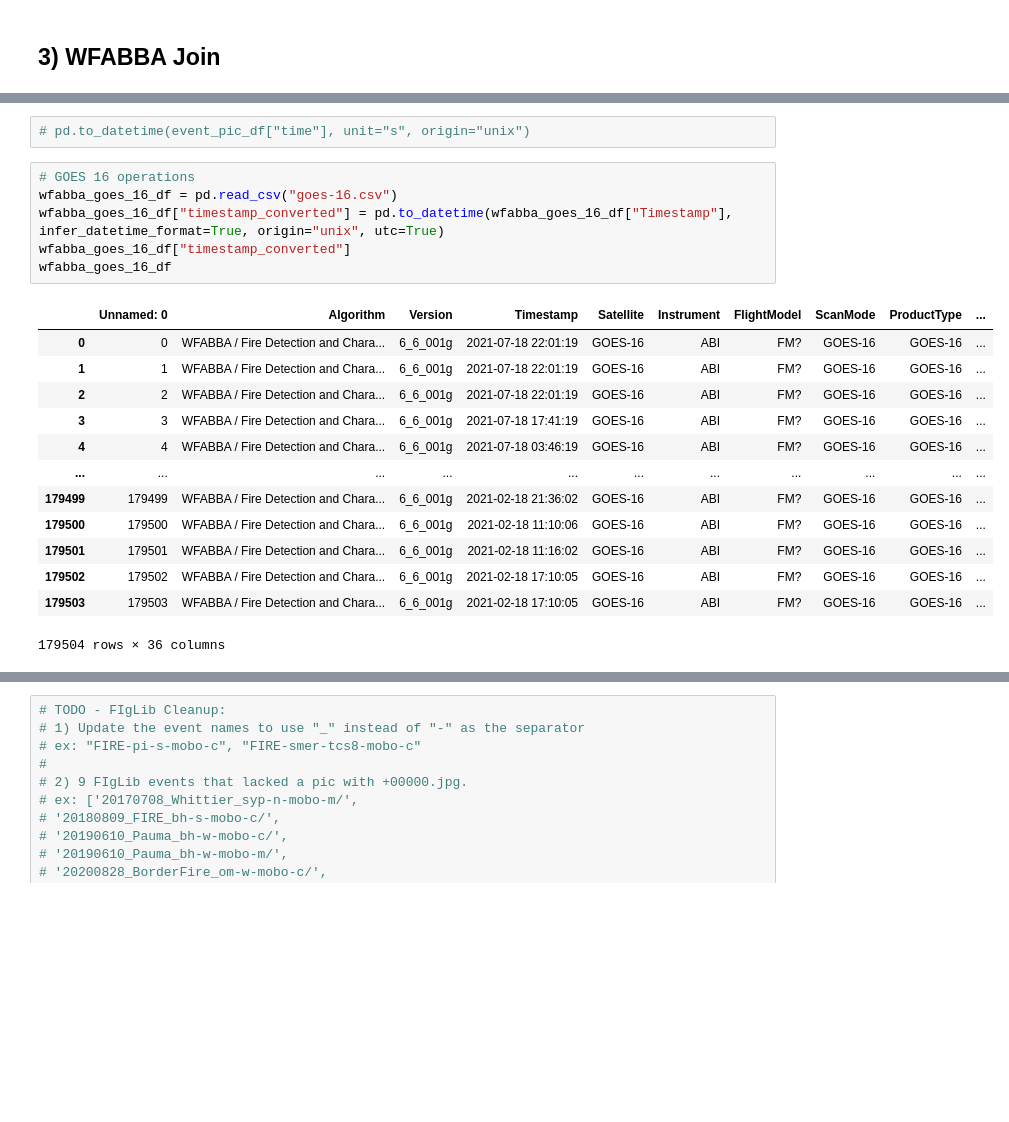
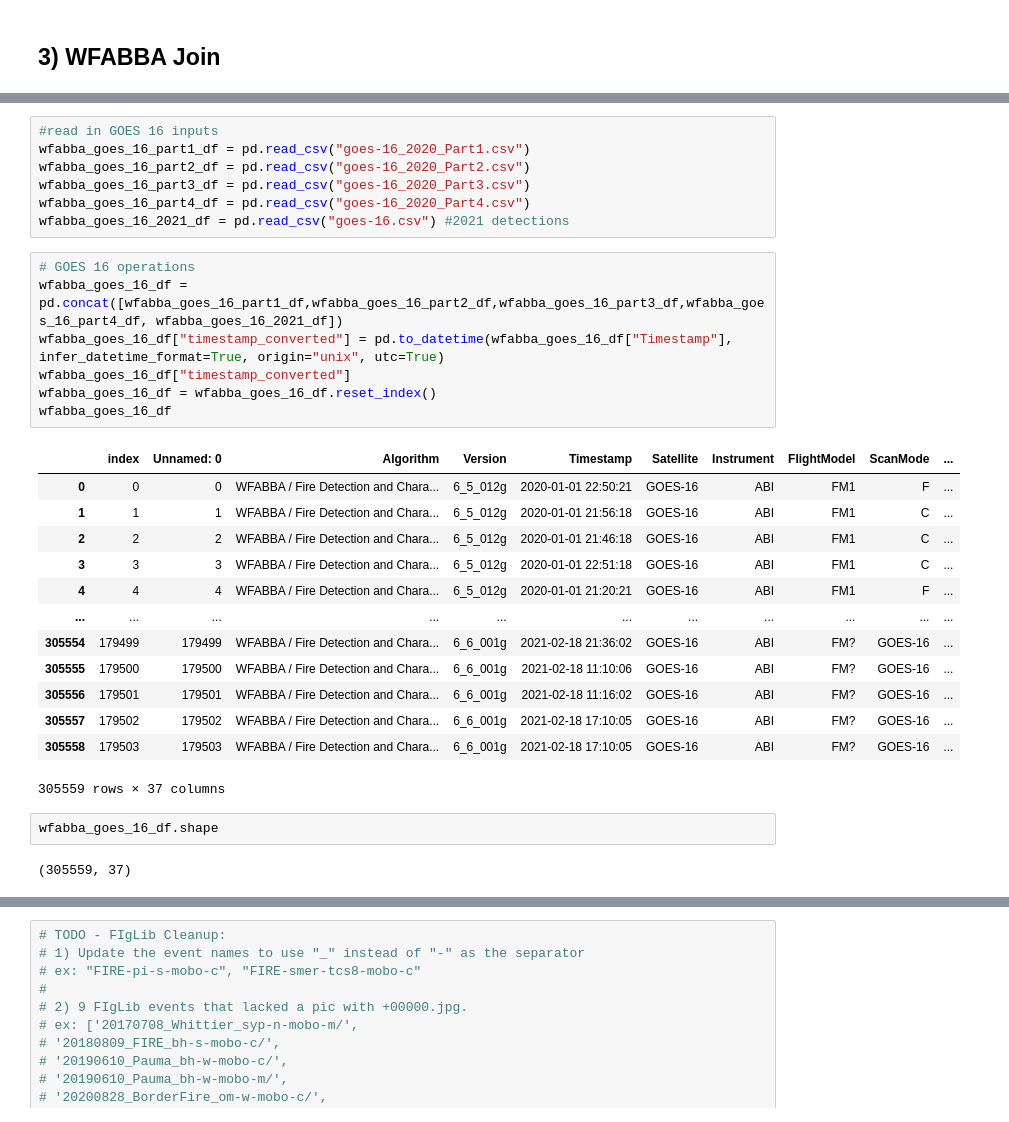
Before and after one commit to shaneluna/smokeynet-engineering, a Jupyter notebook: notebooks/wfabba/WFABBA_FIgLib_Join.ipynb, the cells around one changed output, grey strips where cells are left out. Saved outputs shown, nothing was run; the diff lists cells and outputs as text; blank space fills up the shorter version.

Commit message:
Initial WFABBA-SmokeyNet Joins

```diff
--- a/notebooks/wfabba/WFABBA_FIgLib_Join.ipynb
+++ b/notebooks/wfabba/WFABBA_FIgLib_Join.ipynb
@@ -203,22 +233,32 @@ overlap_events_df
-# %%
-# pd.to_datetime(event_pic_df["time"], unit="s", origin="unix")
+# %%
+#read in GOES 16 inputs
+wfabba_goes_16_part1_df = pd.read_csv("goes-16_2020_Part1.csv")
+wfabba_goes_16_part2_df = pd.read_csv("goes-16_2020_Part2.csv")
+wfabba_goes_16_part3_df = pd.read_csv("goes-16_2020_Part3.csv")
+wfabba_goes_16_part4_df = pd.read_csv("goes-16_2020_Part4.csv")
+wfabba_goes_16_2021_df = pd.read_csv("goes-16.csv") #2021 detections
 # %%
 # GOES 16 operations
-wfabba_goes_16_df = pd.read_csv("goes-16.csv")
+wfabba_goes_16_df = pd.concat([wfabba_goes_16_part1_df,wfabba_goes_16_part2_df,wfabba_goes_16_part3_df,wfabba_goes_16_part4_df, wfabba_goes_16_2021_df])
 wfabba_goes_16_df["timestamp_converted"] = pd.to_datetime(wfabba_goes_16_df["Timestamp"], infer_datetime_format=True, origin="unix", utc=True)
 wfabba_goes_16_df["timestamp_converted"]
+wfabba_goes_16_df = wfabba_goes_16_df.reset_index()
 wfabba_goes_16_df
 # %% [output]
-|  | Unnamed: 0 | Algorithm | Version | Timestamp | Satellite | Instrument | FlightModel | ScanMode | ProductType | ... |
-| 0 | 0 | WFABBA / Fire Detection and Chara... | 6_6_001g | 2021-07-18 22:01:19 | GOES-16 | ABI | FM? | GOES-16 | GOES-16 | ... |
-| 1 | 1 | WFABBA / Fire Detection and Chara... | 6_6_001g | 2021-07-18 22:01:19 | GOES-16 | ABI | FM? | GOES-16 | GOES-16 | ... |
-| 2 | 2 | WFABBA / Fire Detection and Chara... | 6_6_001g | 2021-07-18 22:01:19 | GOES-16 | ABI | FM? | GOES-16 | GOES-16 | ... |
-| 3 | 3 | WFABBA / Fire Detection and Chara... | 6_6_001g | 2021-07-18 17:41:19 | GOES-16 | ABI | FM? | GOES-16 | GOES-16 | ... |
-| 4 | 4 | WFABBA / Fire Detection and Chara... | 6_6_001g | 2021-07-18 03:46:19 | GOES-16 | ABI | FM? | GOES-16 | GOES-16 | ... |
+|  | index | Unnamed: 0 | Algorithm | Version | Timestamp | Satellite | Instrument | FlightModel | ScanMode | ... |
+| 0 | 0 | 0 | WFABBA / Fire Detection and Chara... | 6_5_012g | 2020-01-01 22:50:21 | GOES-16 | ABI | FM1 | F | ... |
+| 1 | 1 | 1 | WFABBA / Fire Detection and Chara... | 6_5_012g | 2020-01-01 21:56:18 | GOES-16 | ABI | FM1 | C | ... |
+| 2 | 2 | 2 | WFABBA / Fire Detection and Chara... | 6_5_012g | 2020-01-01 21:46:18 | GOES-16 | ABI | FM1 | C | ... |
+| 3 | 3 | 3 | WFABBA / Fire Detection and Chara... | 6_5_012g | 2020-01-01 22:51:18 | GOES-16 | ABI | FM1 | C | ... |
+| 4 | 4 | 4 | WFABBA / Fire Detection and Chara... | 6_5_012g | 2020-01-01 21:20:21 | GOES-16 | ABI | FM1 | F | ... |
 | ... | ... | ... | ... | ... | ... | ... | ... | ... | ... | ... |
-| 179499 | 179499 | WFABBA / Fire Detection and Chara... | 6_6_001g | 2021-02-18 21:36:02 | GOES-16 | ABI | FM? | GOES-16 | GOES-16 | ... |
-| 179500 | 179500 | WFABBA / Fire Detection and Chara... | 6_6_001g | 2021-02-18 11:10:06 | GOES-16 | ABI | FM? | GOES-16 | GOES-16 | ... |
-| 179501 | 179501 | WFABBA / Fire Detection and Chara... | 6_6_001g | 2021-02-18 11:16:02 | GOES-16 | ABI | FM? | GOES-16 | GOES-16 | ... |
-| 179502 | 179502 | WFABBA / Fire Detection and Chara... | 6_6_001g | 2021-02-18 17:10:05 | GOES-16 | ABI | FM? | GOES-16 | GOES-16 | ... |
-| 179503 | 179503 | WFABBA / Fire Detection and Chara... | 6_6_001g | 2021-02-18 17:10:05 | GOES-16 | ABI | FM? | GOES-16 | GOES-16 | ... |
+| 305554 | 179499 | 179499 | WFABBA / Fire Detection and Chara... | 6_6_001g | 2021-02-18 21:36:02 | GOES-16 | ABI | FM? | GOES-16 | ... |
+| 305555 | 179500 | 179500 | WFABBA / Fire Detection and Chara... | 6_6_001g | 2021-02-18 11:10:06 | GOES-16 | ABI | FM? | GOES-16 | ... |
+| 305556 | 179501 | 179501 | WFABBA / Fire Detection and Chara... | 6_6_001g | 2021-02-18 11:16:02 | GOES-16 | ABI | FM? | GOES-16 | ... |
+| 305557 | 179502 | 179502 | WFABBA / Fire Detection and Chara... | 6_6_001g | 2021-02-18 17:10:05 | GOES-16 | ABI | FM? | GOES-16 | ... |
+| 305558 | 179503 | 179503 | WFABBA / Fire Detection and Chara... | 6_6_001g | 2021-02-18 17:10:05 | GOES-16 | ABI | FM? | GOES-16 | ... |
-179504 rows × 36 columns
+305559 rows × 37 columns
+# %%
+wfabba_goes_16_df.shape
+# %% [output]
+(305559, 37)
```
Also changed, not shown: parts of 57 cells of this notebook.
